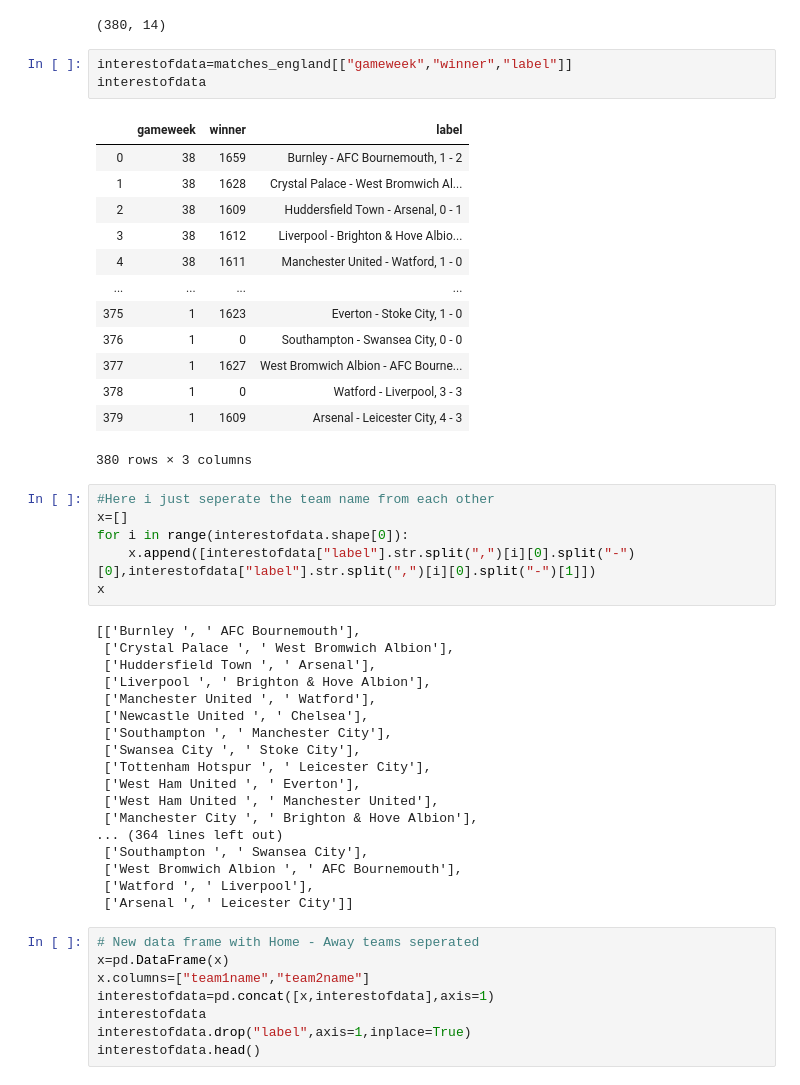
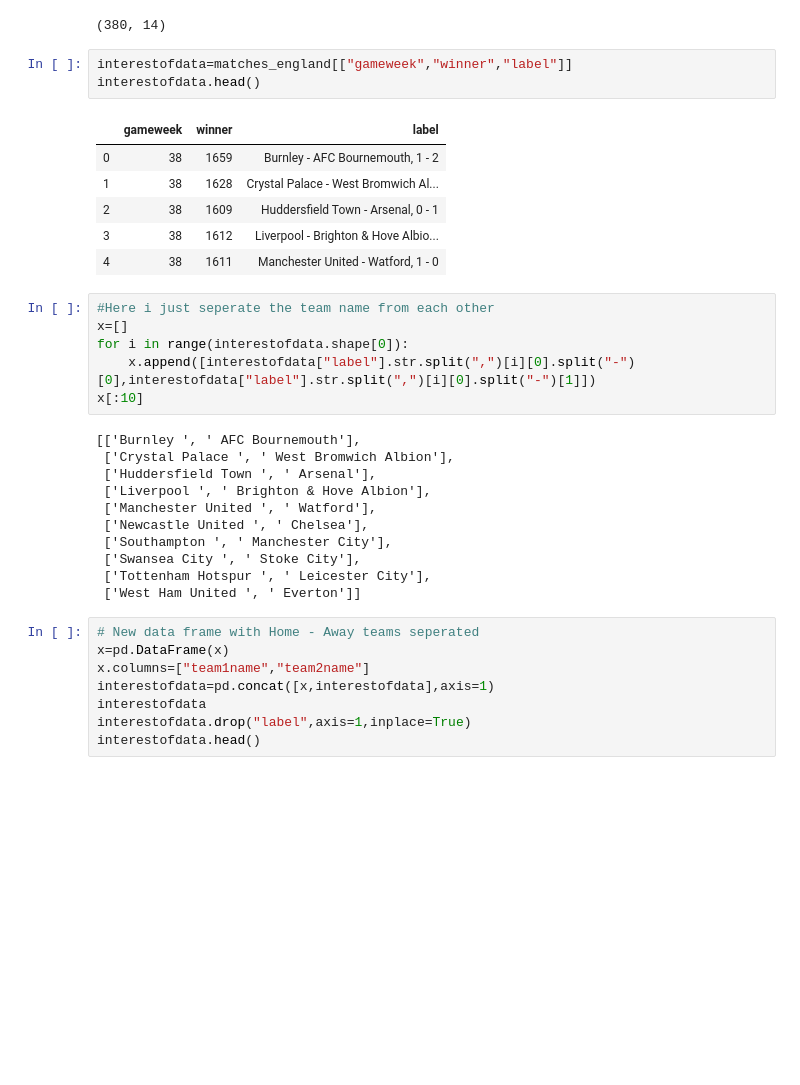
Before and after one commit to vedatk67/ADM-HW2, a Jupyter notebook: Question1.ipynb, the cells around one changed output. Cells and saved outputs as stored; diff of their text form; blank space fills up the shorter version.

```diff
--- a/Question1.ipynb
+++ b/Question1.ipynb
@@ -28,27 +28,20 @@ matches_england.shape
 (380, 14)
 # %%
 interestofdata=matches_england[["gameweek","winner","label"]]
-interestofdata
+interestofdata.head()
 # %% [output]
 |  | gameweek | winner | label |
 | 0 | 38 | 1659 | Burnley - AFC Bournemouth, 1 - 2 |
 | 1 | 38 | 1628 | Crystal Palace - West Bromwich Al... |
 | 2 | 38 | 1609 | Huddersfield Town - Arsenal, 0 - 1 |
 | 3 | 38 | 1612 | Liverpool - Brighton & Hove Albio... |
 | 4 | 38 | 1611 | Manchester United - Watford, 1 - 0 |
-| ... | ... | ... | ... |
-| 375 | 1 | 1623 | Everton - Stoke City, 1 - 0 |
-| 376 | 1 | 0 | Southampton - Swansea City, 0 - 0 |
-| 377 | 1 | 1627 | West Bromwich Albion - AFC Bourne... |
-| 378 | 1 | 0 | Watford - Liverpool, 3 - 3 |
-| 379 | 1 | 1609 | Arsenal - Leicester City, 4 - 3 |
-380 rows × 3 columns
 # %%
 #Here i just seperate the team name from each other
 x=[]
 for i in range(interestofdata.shape[0]):
     x.append([interestofdata["label"].str.split(",")[i][0].split("-")[0],interestofdata["label"].str.split(",")[i][0].split("-")[1]])
-x
+x[:10]
 # %% [output]
 [['Burnley ', ' AFC Bournemouth'],
  ['Crystal Palace ', ' West Bromwich Albion'],
@@ -59,14 +52,7 @@ x
  ['Southampton ', ' Manchester City'],
  ['Swansea City ', ' Stoke City'],
  ['Tottenham Hotspur ', ' Leicester City'],
- ['West Ham United ', ' Everton'],
- ['West Ham United ', ' Manchester United'],
- ['Manchester City ', ' Brighton & Hove Albion'],
-... (364 lines left out)
- ['Southampton ', ' Swansea City'],
- ['West Bromwich Albion ', ' AFC Bournemouth'],
- ['Watford ', ' Liverpool'],
- ['Arsenal ', ' Leicester City']]
+ ['West Ham United ', ' Everton']]
 # %%
 # New data frame with Home - Away teams seperated
 x=pd.DataFrame(x)
```
Also changed, not shown: parts of 5 cells of this notebook, 1 other file.
